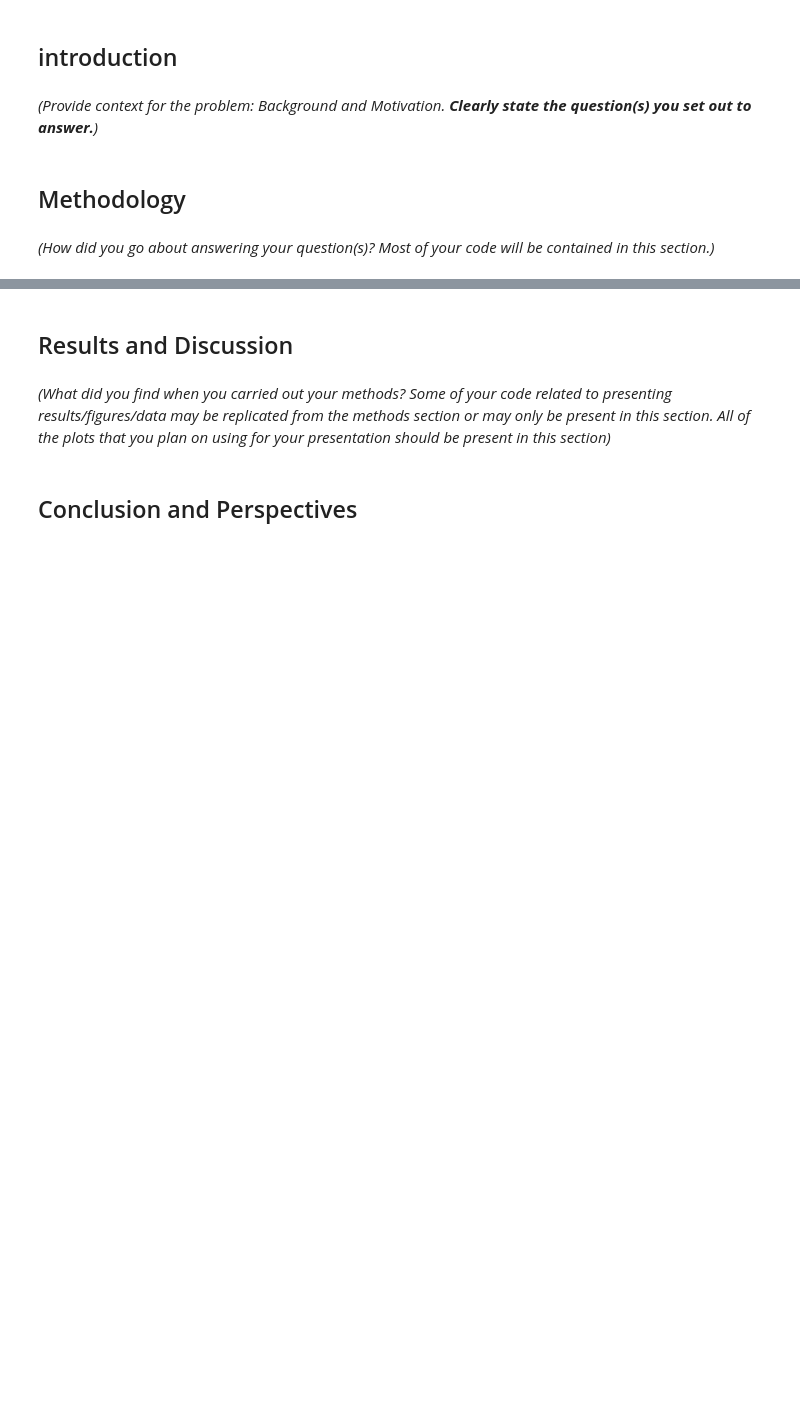
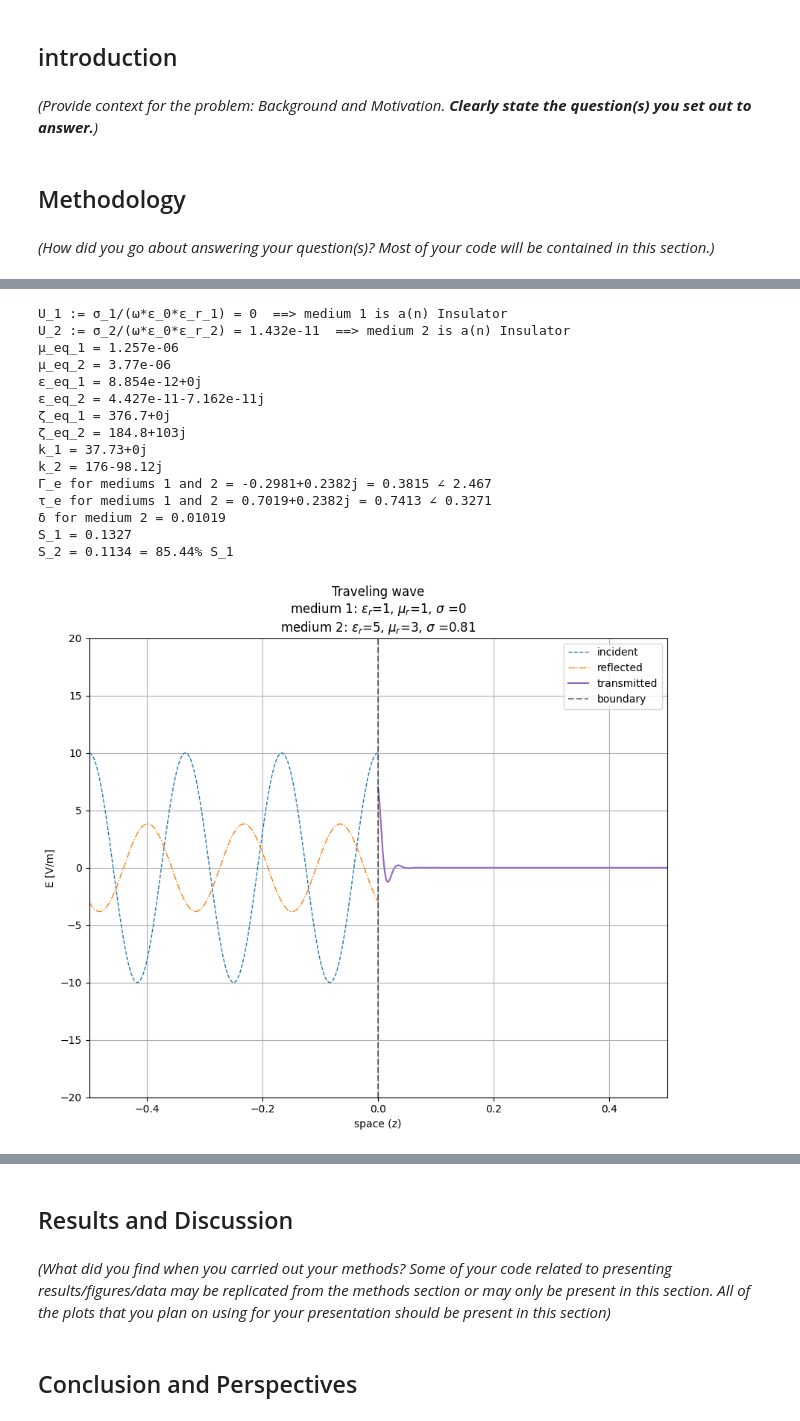
Before and after one commit to daummic1/PHY480-Honors, a Jupyter notebook: PHY480-905_SemesterProjectTemplate.ipynb, the cells around one changed output, grey strips where cells are left out. Cells and saved outputs as stored; diff of their text form; code cells hidden in the pictures; blank space fills up the shorter version.

```diff
--- a/PHY480-905_SemesterProjectTemplate.ipynb
+++ b/PHY480-905_SemesterProjectTemplate.ipynb
@@ -53,0 +58,33 @@ S_2 = 0.1327 = 100% S_1
+# %%
+from waves import Sine, Medium
+
+f_0     = 1.8e9 # [Hz]
+E_0     = 10.0  # [V/m]
+
+# wave = Gaussian(rms=1.3)
+# wave = Rect(width=4)
+
+free_space = Medium(1,1,0)
+medium2 = Medium(5,3,.81)
+wave = Sine(mediums = [medium2], f=f_0, A=E_0)
+
+#wave.add_mediums(medium1=free_space, medium2=medium2)
+wave.print_data()
+wave.show()
+# %% [output]
+U_1 := σ_1/(ω*ε_0*ε_r_1) = 0  ==> medium 1 is a(n) Insulator
+U_2 := σ_2/(ω*ε_0*ε_r_2) = 1.432e-11  ==> medium 2 is a(n) Insulator
+μ_eq_1 = 1.257e-06
+μ_eq_2 = 3.77e-06
+ε_eq_1 = 8.854e-12+0j
+ε_eq_2 = 4.427e-11-7.162e-11j
+ζ_eq_1 = 376.7+0j
+ζ_eq_2 = 184.8+103j
+k_1 = 37.73+0j
+k_2 = 176-98.12j
+Γ_e for mediums 1 and 2 = -0.2981+0.2382j = 0.3815 ∠ 2.467
+τ_e for mediums 1 and 2 = 0.7019+0.2382j = 0.7413 ∠ 0.3271
+δ for medium 2 = 0.01019
+S_1 = 0.1327
+S_2 = 0.1134 = 85.44% S_1
+[figure, added]
```
Also changed, not shown: parts of 3 cells of this notebook, 4 other files.
